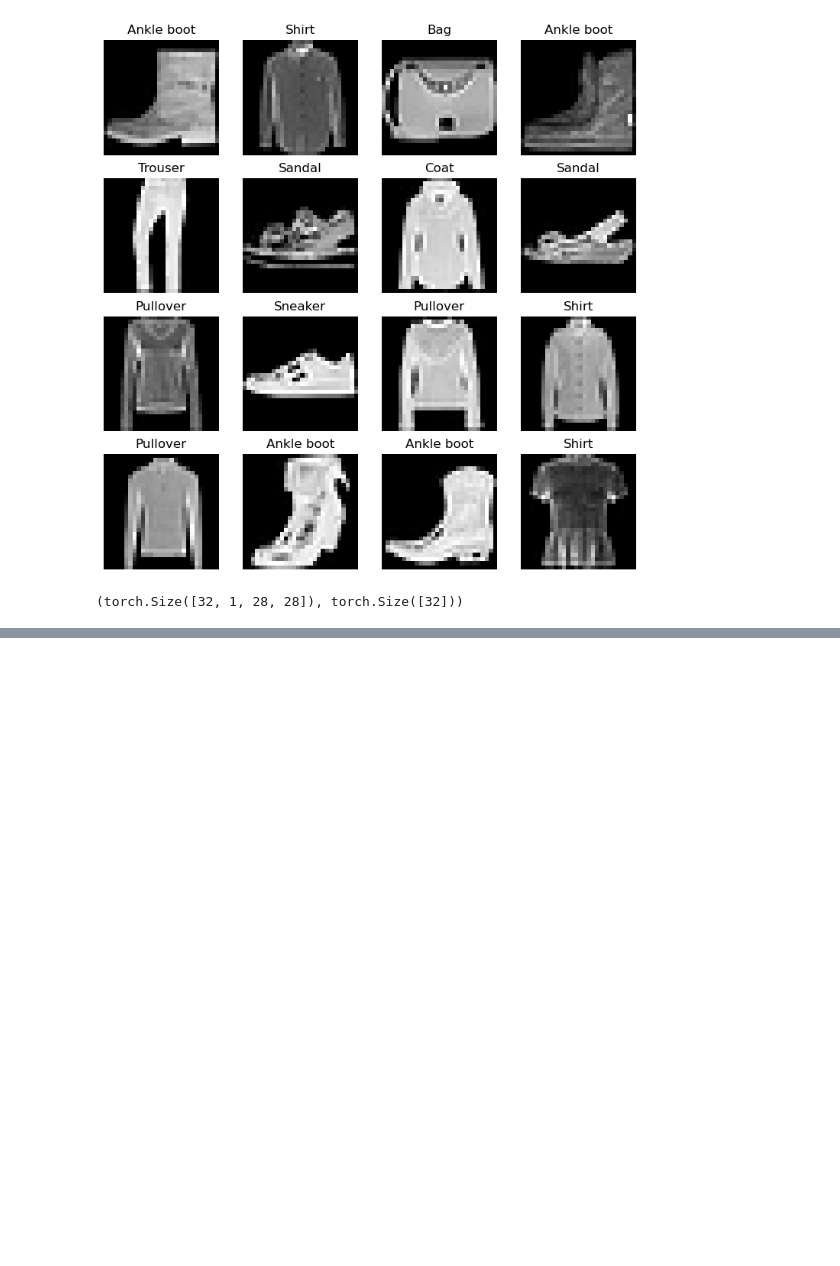
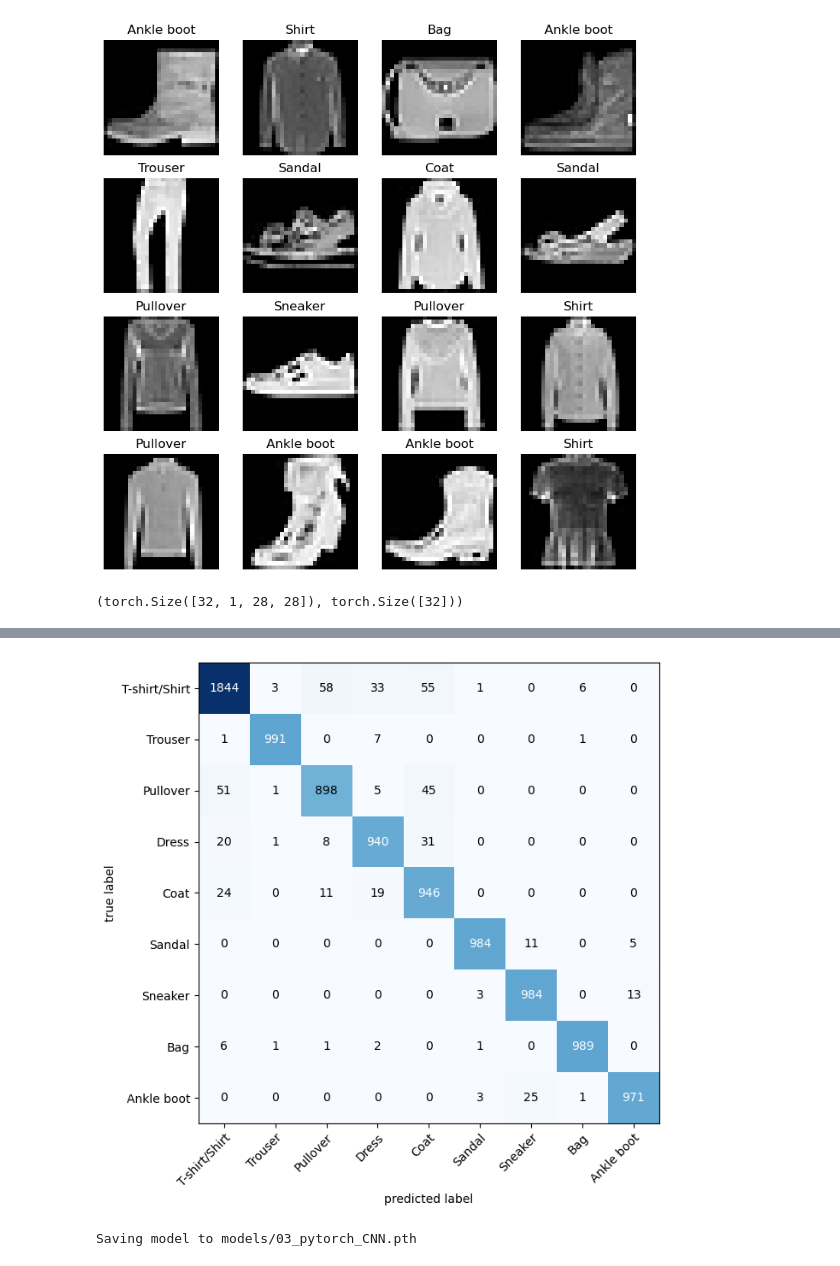
Before and after one commit to DanielSHuq/self-pytorch-deep-learning, a Jupyter notebook: 03_convulutioal_neural_networks.ipynb, the cells around one changed output, grey strips where cells are left out. Drawn from its saved outputs; the diff is of its cells as text; code cells hidden in the pictures; blank space fills up the shorter version.

```diff
--- a/03_convulutioal_neural_networks.ipynb
+++ b/03_convulutioal_neural_networks.ipynb
@@ -79,0 +351,19 @@ plt.axis('off')
+# %%
+altered_test_dataset_classes = [
+    "T-shirt/Shirt", "Trouser", "Pullover", "Dress", "Coat",
+    "Sandal", "Sneaker", "Bag", "Ankle boot"
+]
+label_mapping = {
+    0:0,
+    1:1,
+    2:2,
+    3:3,
+    4:4,
+    5:5,
+    6:0,
+    7:6,
+    8:7,
+    9:8
+}
+altered_test_dataset_targets = torch.tensor([label_mapping[label.item()] for label in test_dataset.targets])
+altered_y_preds = torch.tensor([label_mapping[label.item()] for label in y_preds])
@@ -79,0 +374,19 @@ plt.axis('off')
+# %%
+confmat = ConfusionMatrix(task="multiclass", num_classes=len(altered_test_dataset_classes))
+confmat_tensor = confmat(preds=altered_y_preds, target=altered_test_dataset_targets)
+# %%
+fig, ax = plot_confusion_matrix(conf_mat=confmat_tensor.numpy(), figsize=(10,7), class_names=altered_test_dataset_classes)
+# %% [output]
+[figure, added]
+# %%
+from pathlib import Path
+
+MODEL_PATH = Path("models")
+MODEL_PATH.mkdir(parents=True,exist_ok=True)
+MODEL_NAME = "03_pytorch_CNN.pth"
+MODEL_SAVE_PATH = MODEL_PATH / MODEL_NAME
+
+print(f"Saving model to {MODEL_SAVE_PATH}")
+torch.save(obj=model.state_dict(),f =MODEL_SAVE_PATH)
+# %% [output]
+Saving model to models/03_pytorch_CNN.pth
```
Also changed, not shown: parts of 18 cells of this notebook, 2 other files.
